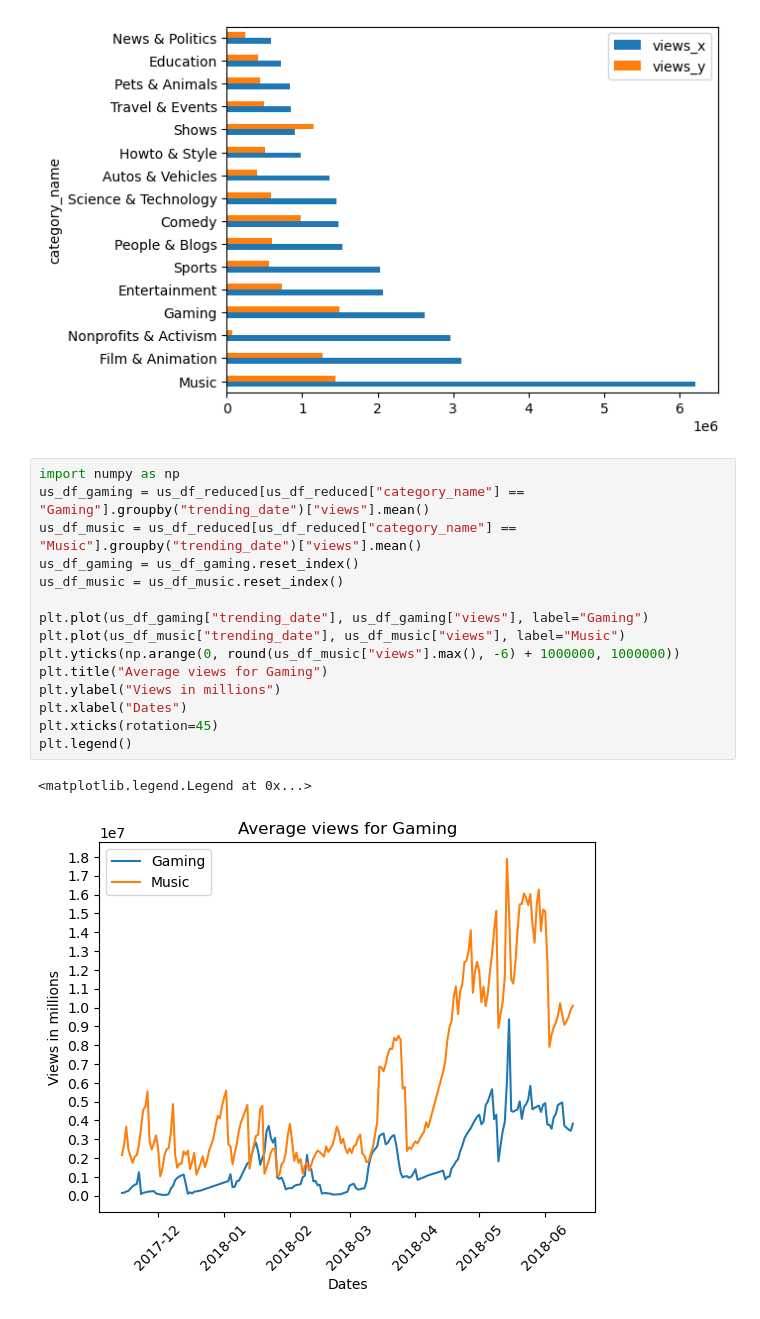
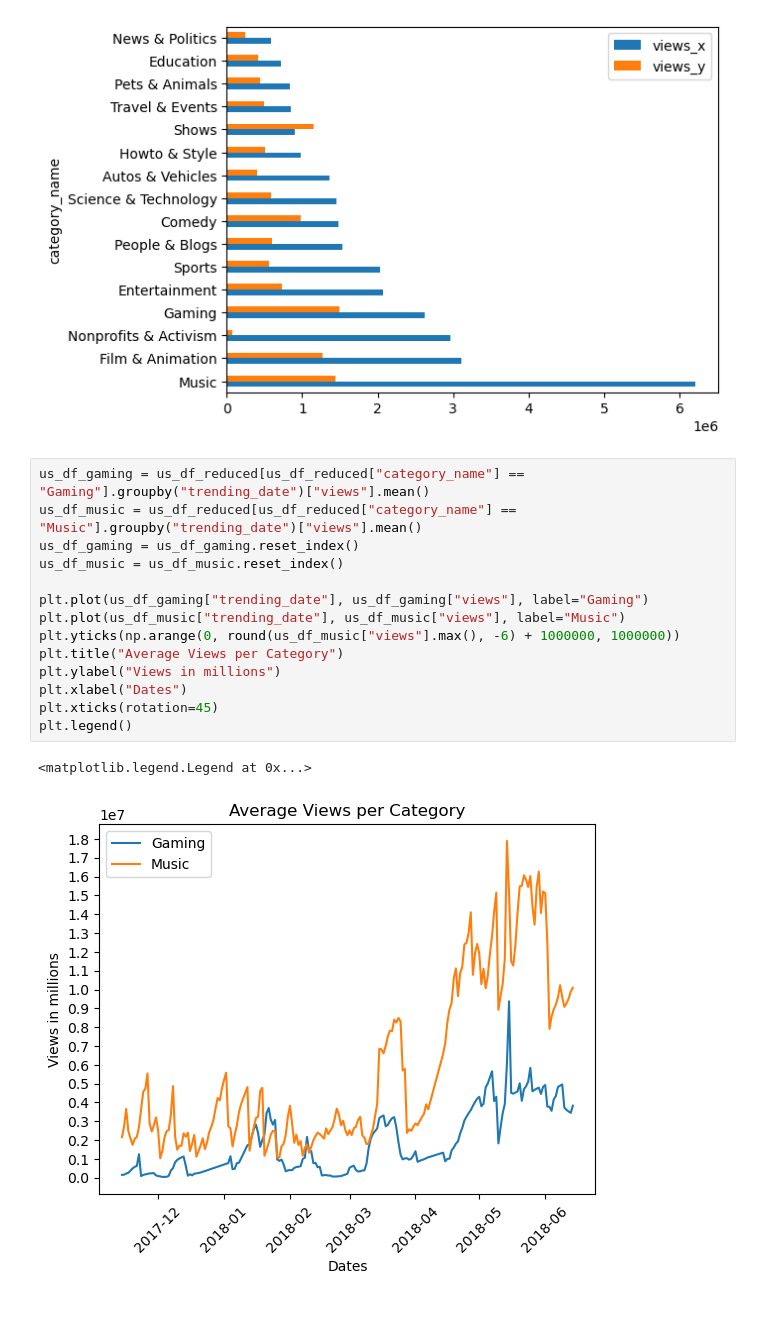
Before and after one commit to JosephTylerSeay/Pandas-EDA-Case-Study, a Jupyter notebook: project.ipynb, the cells around one changed output. Cells and saved outputs as stored; diff of their text form.

```diff
--- a/project.ipynb
+++ b/project.ipynb
@@ -97,20 +99,19 @@ plt.show()
 # %% [output]
 [figure]
 # %%
-import numpy as np
 us_df_gaming = us_df_reduced[us_df_reduced["category_name"] == "Gaming"].groupby("trending_date")["views"].mean()
 us_df_music = us_df_reduced[us_df_reduced["category_name"] == "Music"].groupby("trending_date")["views"].mean()
 us_df_gaming = us_df_gaming.reset_index()
 us_df_music = us_df_music.reset_index()
 
 plt.plot(us_df_gaming["trending_date"], us_df_gaming["views"], label="Gaming")
 plt.plot(us_df_music["trending_date"], us_df_music["views"], label="Music")
 plt.yticks(np.arange(0, round(us_df_music["views"].max(), -6) + 1000000, 1000000))
-plt.title("Average views for Gaming")
+plt.title("Average Views per Category")
 plt.ylabel("Views in millions")
 plt.xlabel("Dates")
 plt.xticks(rotation=45)
 plt.legend()
 # %% [output]
 <matplotlib.legend.Legend at 0x...>
-[figure, old version]
+[figure, new version]
```
Also changed, not shown: parts of 4 cells of this notebook, 2 other files.
